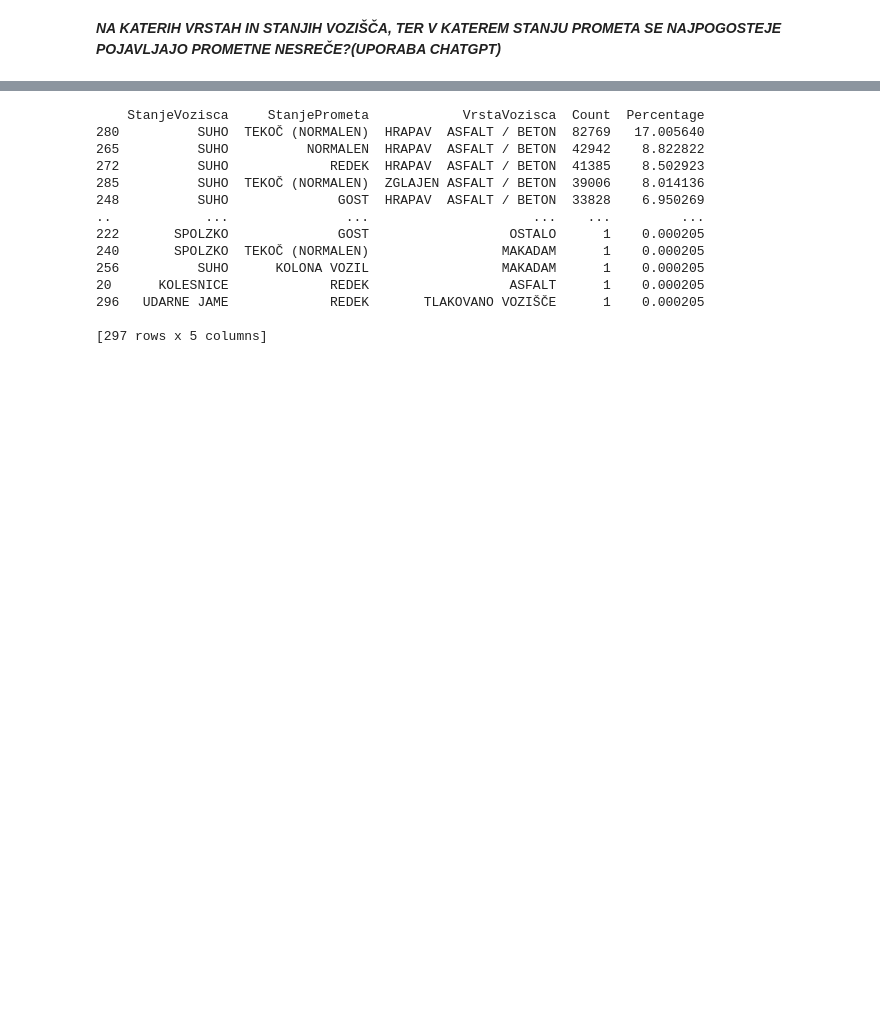
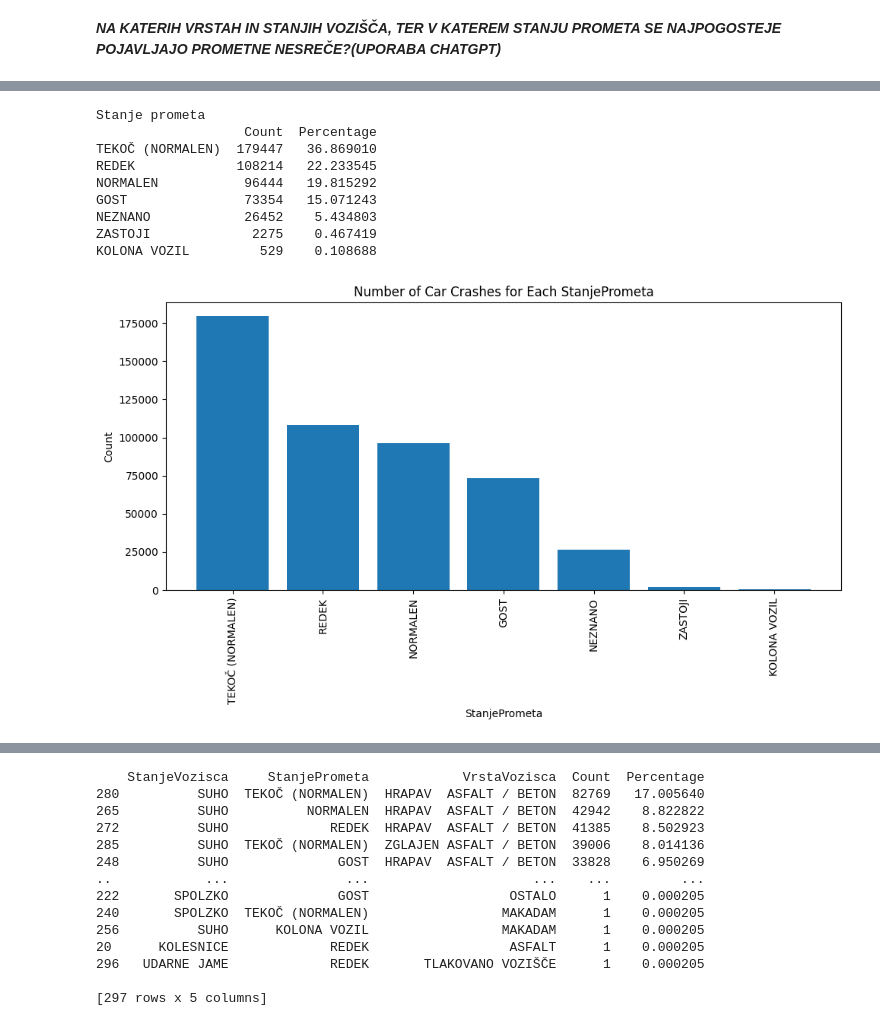
Before and after one commit to xp3rt4g/PR22TPTJAG, a Jupyter notebook: prometne.ipynb, the cells around one changed output, grey strips where cells are left out. Cells and saved outputs as stored; diff of their text form; code cells hidden in the pictures; blank space fills up the shorter version.

```diff
--- a/prometne.ipynb
+++ b/prometne.ipynb
@@ -550,0 +525,24 @@ TLAKOVANO VOZIŠČE          164    0.033695
+# %%
+print("\nStanje prometa")
+print(stanje_prometa_df)
+
+# Plotting the count of car crashes for StanjePrometa
+plt.figure(figsize=(10, 6))
+plt.bar(stanje_prometa_df.index, stanje_prometa_df['Count'])
+plt.xlabel('StanjePrometa')
+plt.ylabel('Count')
+plt.title('Number of Car Crashes for Each StanjePrometa')
+plt.xticks(rotation='vertical')
+plt.tight_layout()
+plt.show()
+# %% [output]
+Stanje prometa
+                   Count  Percentage
+TEKOČ (NORMALEN)  179447   36.869010
+REDEK             108214   22.233545
+NORMALEN           96444   19.815292
+GOST               73354   15.071243
+NEZNANO            26452    5.434803
+ZASTOJI             2275    0.467419
+KOLONA VOZIL         529    0.108688
+[figure, added]
```
Also changed, not shown: parts of 21 cells of this notebook.
